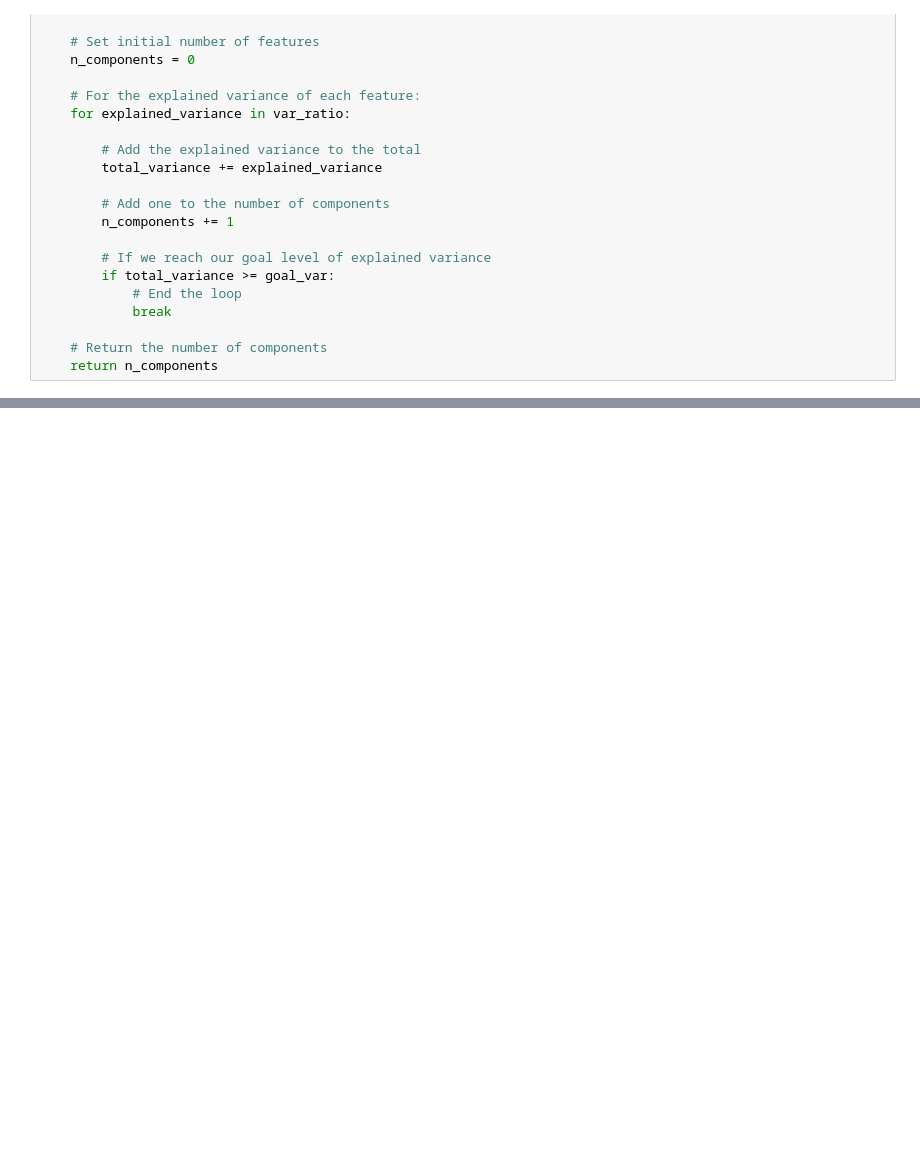
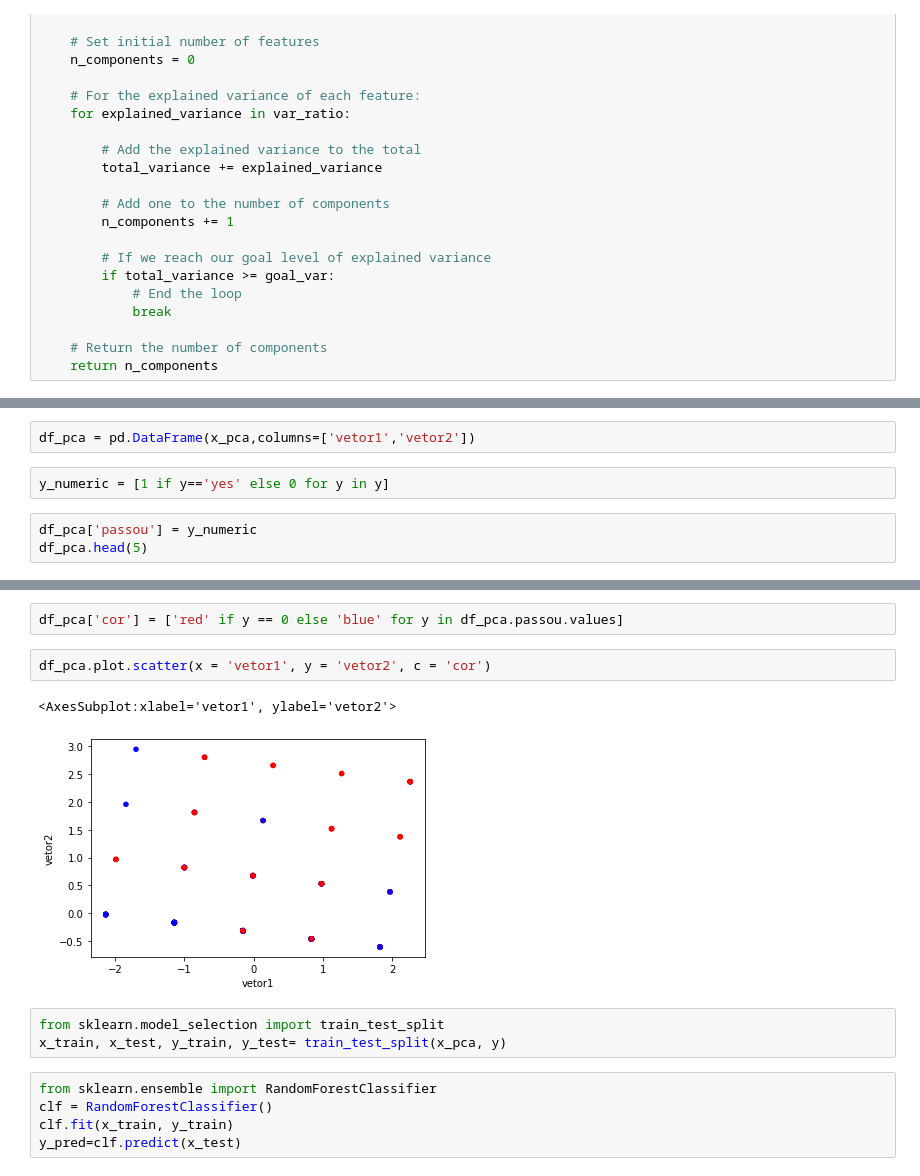
Before and after one commit to synara/fund-data-science-mining-analytics, a Jupyter notebook: exercicios-aula2.ipynb, the cells around one changed output, grey strips where cells are left out. Drawn from its saved outputs; the diff is of its cells as text; blank space fills up the shorter version.

```diff
--- a/exercicios-aula2.ipynb
+++ b/exercicios-aula2.ipynb
@@ -632,0 +718,7 @@ select_n_components(lda_var_ratios, 0.95)
+# %%
+df_pca = pd.DataFrame(x_pca,columns=['vetor1','vetor2'])
+# %%
+y_numeric = [1 if y=='yes' else 0 for y in y]
+# %%
+df_pca['passou'] = y_numeric
+df_pca.head(5)
@@ -632,0 +732,15 @@ select_n_components(lda_var_ratios, 0.95)
+# %%
+df_pca['cor'] = ['red' if y == 0 else 'blue' for y in df_pca.passou.values]
+# %%
+df_pca.plot.scatter(x = 'vetor1', y = 'vetor2', c = 'cor')
+# %% [output]
+<AxesSubplot:xlabel='vetor1', ylabel='vetor2'>
+[figure, added]
+# %%
+from sklearn.model_selection import train_test_split
+x_train, x_test, y_train, y_test= train_test_split(x_pca, y)
+# %%
+from sklearn.ensemble import RandomForestClassifier
+clf = RandomForestClassifier()
+clf.fit(x_train, y_train)
+y_pred=clf.predict(x_test)
```
Also changed, not shown: parts of 34 cells of this notebook.
